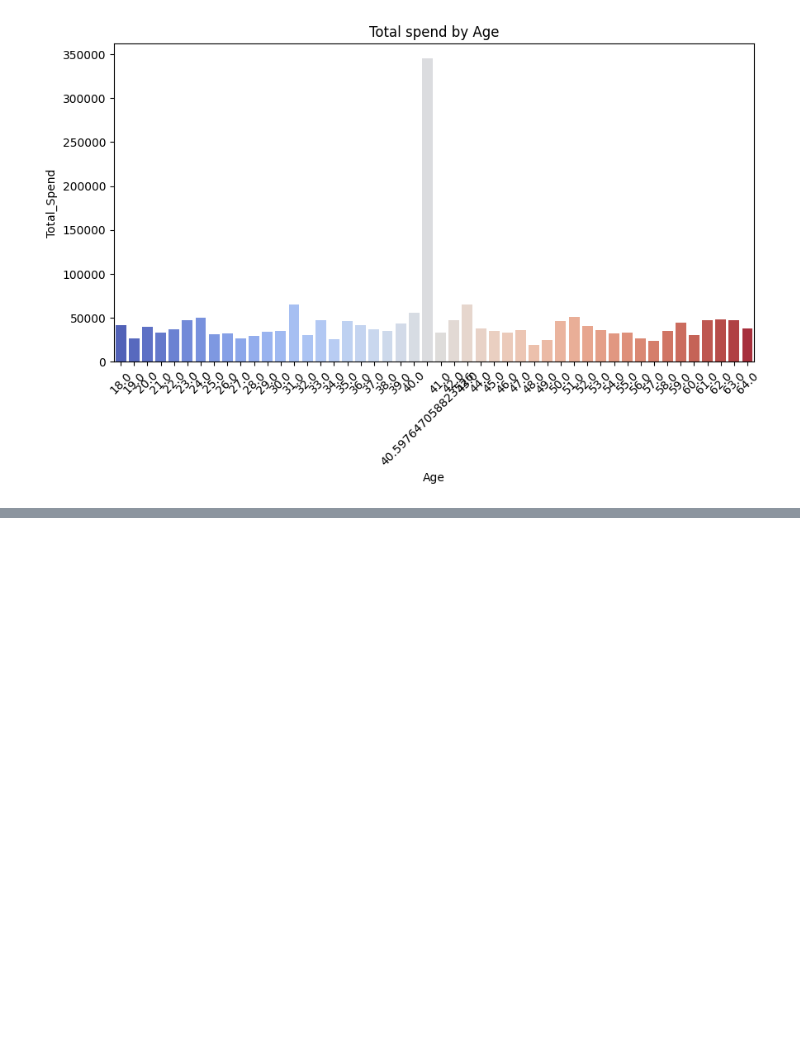
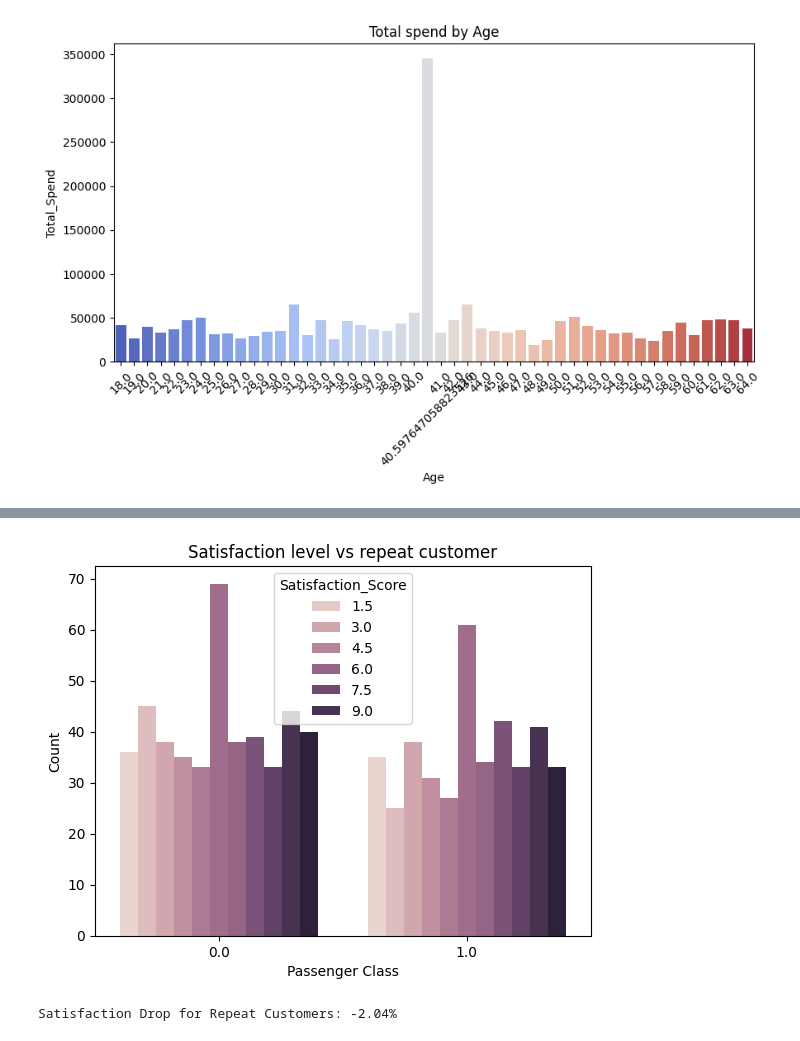
Before and after one commit to SafehEmmanuela/Final-Project, a Jupyter notebook: Final Project.ipynb, the cells around one changed output, grey strips where cells are left out. Cells and saved outputs as stored; diff of their text form; code cells hidden in the pictures; blank space fills up the shorter version.

```diff
--- a/Final Project.ipynb
+++ b/Final Project.ipynb
@@ -330,3 +370,20 @@ Passing `palette` without assigning `hue` is deprecated and will be removed in v
+# %%
+sns.countplot(x="Repeat_Customer", hue="Satisfaction_Score", data=y)
+plt.title("Satisfaction level vs repeat customer")
+plt.xlabel("Passenger Class")
+plt.ylabel("Count")
+plt.show()
+# %% [output]
+[figure, added]
+# %%
+repeat_satisfaction = y[y["Repeat_Customer"] == 1]["Satisfaction_Score"].mean()
+new_satisfaction = y[y["Repeat_Customer"] == 0]["Satisfaction_Score"].mean()
+
+satisfaction_drop = ((new_satisfaction - repeat_satisfaction) / new_satisfaction) * 100
+
+print(f"Satisfaction Drop for Repeat Customers: {satisfaction_drop:.2f}%")
+# %% [output]
+Satisfaction Drop for Repeat Customers: -2.04%
 # %% [markdown]
 1. Factors Driving the Drop in Customer Satisfaction
 
```
Also changed, not shown: parts of 4 cells of this notebook.
